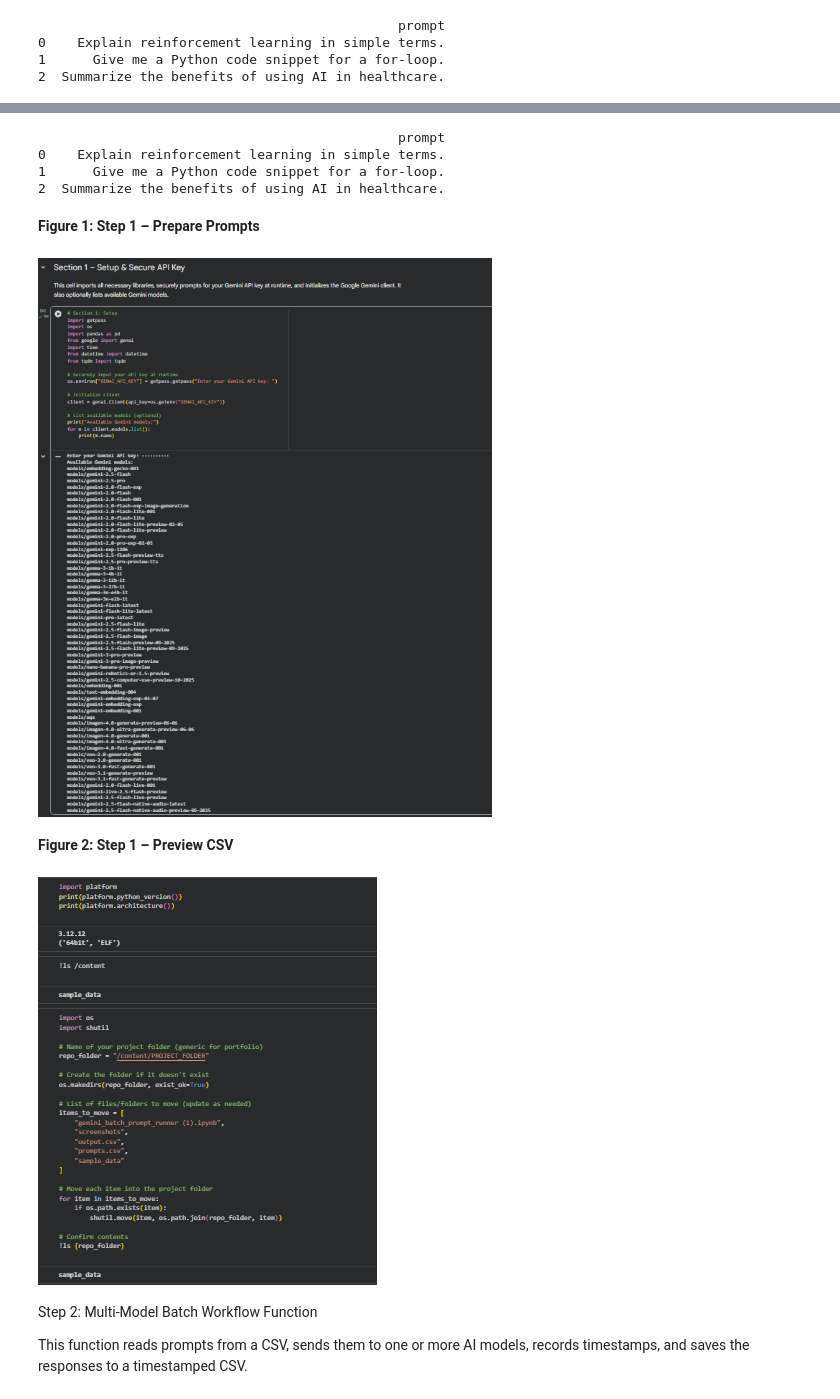
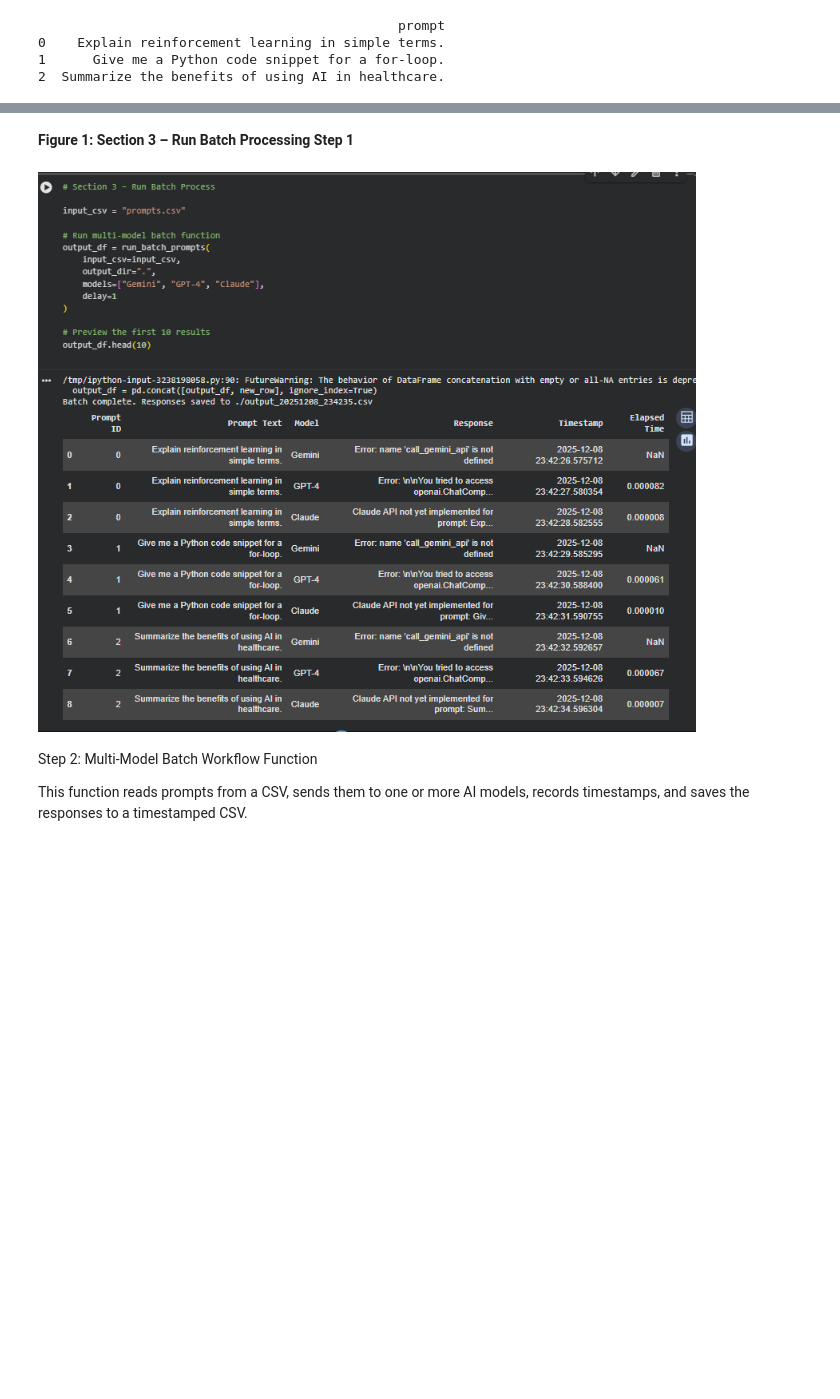
Before and after one commit to jpupkies/Jim-Pupkies, a Jupyter notebook: gemini_batch_prompt_runner_(1).ipynb, the cells around one changed output, grey strips where cells are left out. Cells and saved outputs as stored; diff of their text form; code cells hidden in the pictures; blank space fills up the shorter version.

```diff
--- a/gemini_batch_prompt_runner_(1).ipynb
+++ b/gemini_batch_prompt_runner_(1).ipynb
@@ -384,0 +387,11 @@ Prompts are stored in a CSV (prompts.csv), sent to selected models via a robust
+# %%
+from IPython.display import Image, display, Markdown
+
+screenshots = [
+    ("Section2.4.png", "Figure 4: Section 2 – Displays First 10 Responses"),
+
+]
+
+for file, caption in screenshots:
+    display(Markdown(f"**{caption}**"))
+    display(Image(filename=f'screenshots/{file}'))
@@ -406,3 +422,14 @@ print(prompts_df)
 0    Explain reinforcement learning in simple terms.
 1      Give me a Python code snippet for a for-loop.
 2  Summarize the benefits of using AI in healthcare.
+# %%
+from IPython.display import Image, display, Markdown
+
+screenshots = [
+    ("Section2.5.png", "Figure 5: Section 2 – Demonstration"),
+
+]
+
+for file, caption in screenshots:
+    display(Markdown(f"**{caption}**"))
+    display(Image(filename=f'screenshots/{file}'))
@@ -416,3 +446,14 @@ if not api_key:
     raise ValueError("GENAI_API_KEY environment variable not set. Please set it before running the notebook.")
 
 client = Client(api_key=api_key)
+# %%
+from IPython.display import Image, display, Markdown
+
+screenshots = [
+    ("Section2.6.png", "Figure 6: Section 2"),
+
+]
+
+for file, caption in screenshots:
+    display(Markdown(f"**{caption}**"))
+    display(Image(filename=f'screenshots/{file}'))
@@ -450,37 +492,17 @@ Create a CSV with a column named prompt. This CSV will be used to batch-generate
-# %%
-import pandas as pd
-
-prompts_df = pd.DataFrame({
-    'prompt': [
-        "Explain reinforcement learning in simple terms.",
-        "Give me a Python code snippet for a for-loop.",
-        "Summarize the benefits of using AI in healthcare."
-    ]
-})
-prompts_df.to_csv('prompts.csv', index=False)
-print(prompts_df)
-# %% [output]
-                                              prompt
-0    Explain reinforcement learning in simple terms.
-1      Give me a Python code snippet for a for-loop.
-2  Summarize the benefits of using AI in healthcare.
 # %%
 from IPython.display import Image, display, Markdown
 
 screenshots = [
-    ("Section1.1.png", "Figure 1: Step 1 – Prepare Prompts"),
-    ("Section1.2.png", "Figure 2: Step 1 – Preview CSV"),
+    ("Section3.1.png", "Figure 1: Section 3 – Run Batch Processing Step 1"),
 
 ]
 
 for file, caption in screenshots:
     display(Markdown(f"**{caption}**"))
     display(Image(filename=f'screenshots/{file}'))
 # %% [output]
-**Figure 1: Step 1 – Prepare Prompts**
+**Figure 1: Section 3 – Run Batch Processing Step 1**
-[figure, old version]
+[figure, new version]
-**Figure 2: Step 1 – Preview CSV**
-[figure, removed]
 # %% [markdown]
 Step 2: Multi-Model Batch Workflow Function
 
```
Also changed, not shown: parts of 31 cells of this notebook.
